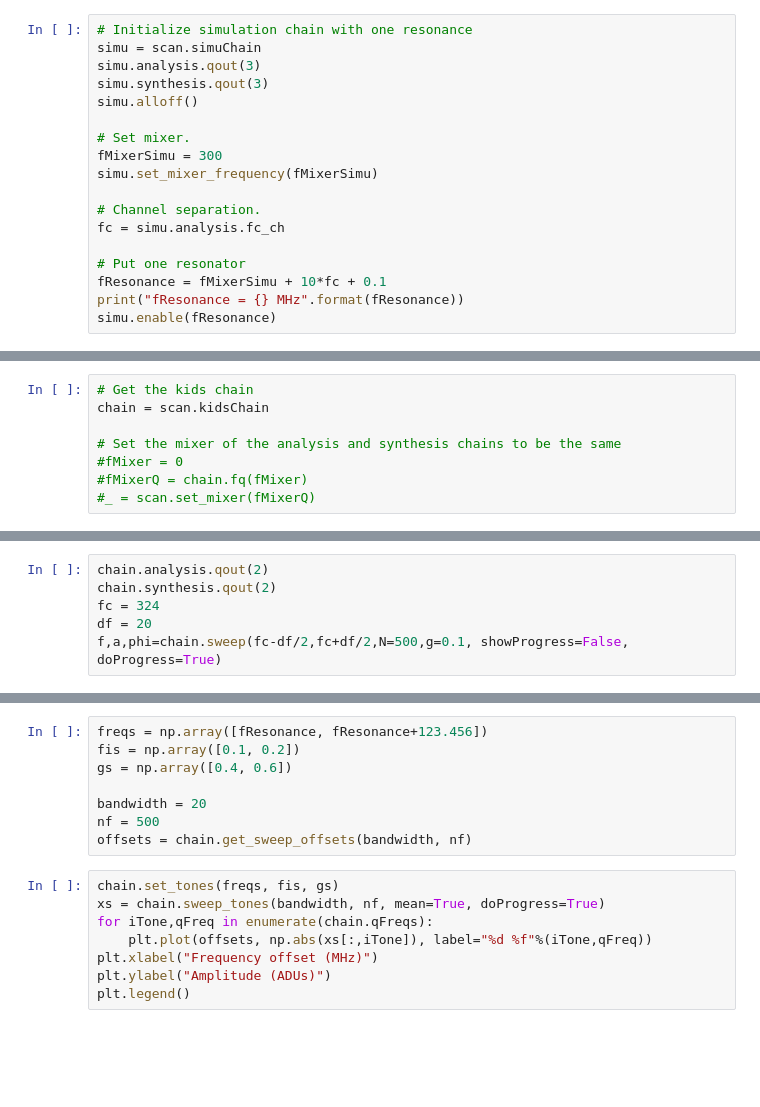
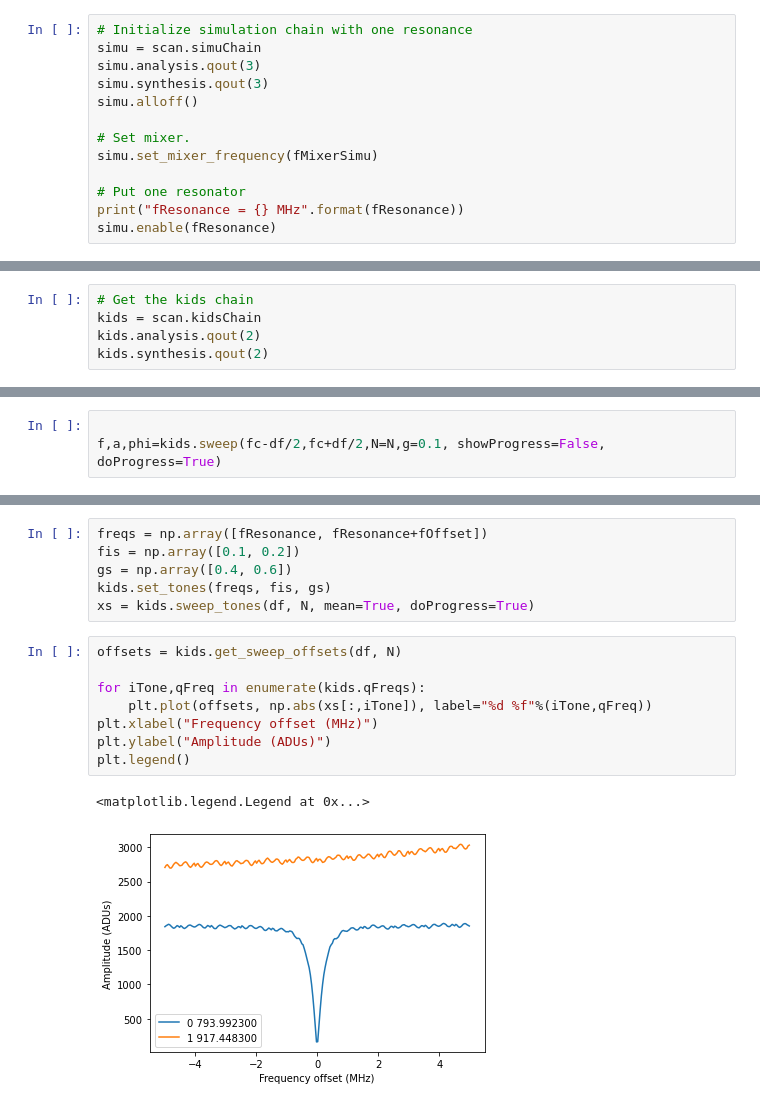
Before and after one commit to openquantumhardware/qick-tools, a Jupyter notebook: mkids_v2/demos/demo_05_multiscan.ipynb, the cells around one changed output, grey strips where cells are left out. Drawn from its saved outputs; the diff is of its cells as text; blank space fills up the shorter version.

```diff
--- a/mkids_v2/demos/demo_05_multiscan.ipynb
+++ b/mkids_v2/demos/demo_05_multiscan.ipynb
@@ -21,13 +34,8 @@ simu.synthesis.qout(3)
 simu.alloff()
 
 # Set mixer.
-fMixerSimu = 300
 simu.set_mixer_frequency(fMixerSimu)
 
-# Channel separation.
-fc = simu.analysis.fc_ch
-
 # Put one resonator
-fResonance = fMixerSimu + 10*fc + 0.1
 print("fResonance = {} MHz".format(fResonance))
 simu.enable(fResonance)
@@ -34,9 +44,6 @@ simu.enable(fResonance)
 # %%
 # Get the kids chain
-chain = scan.kidsChain
-
-# Set the mixer of the analysis and synthesis chains to be the same
-#fMixer = 0
-#fMixerQ = chain.fq(fMixer)
-#_ = scan.set_mixer(fMixerQ)
+kids = scan.kidsChain
+kids.analysis.qout(2)
+kids.synthesis.qout(2)
 # %%
@@ -44,9 +55,6 @@ chain.sweep?
 # %%
-chain.analysis.qout(2)
-chain.synthesis.qout(2)
-fc = 324
-df = 20
-f,a,phi=chain.sweep(fc-df/2,fc+df/2,N=500,g=0.1, showProgress=False, doProgress=True)
+
+f,a,phi=kids.sweep(fc-df/2,fc+df/2,N=N,g=0.1, showProgress=False, doProgress=True)
 # %%
 plt.plot(f,20*np.log10(a/max(a)))
 plt.xlabel("Frequency [MHz]");
@@ -54,17 +64,18 @@ plt.ylabel("Amplitude [dB]");
 # %%
-freqs = np.array([fResonance, fResonance+123.456])
+freqs = np.array([fResonance, fResonance+fOffset])
 fis = np.array([0.1, 0.2])
 gs = np.array([0.4, 0.6])
-
-bandwidth = 20
-nf = 500
-offsets = chain.get_sweep_offsets(bandwidth, nf)
+kids.set_tones(freqs, fis, gs)
+xs = kids.sweep_tones(df, N, mean=True, doProgress=True)
 # %%
-chain.set_tones(freqs, fis, gs)
-xs = chain.sweep_tones(bandwidth, nf, mean=True, doProgress=True)
-for iTone,qFreq in enumerate(chain.qFreqs):
+offsets = kids.get_sweep_offsets(df, N)
+
+for iTone,qFreq in enumerate(kids.qFreqs):
     plt.plot(offsets, np.abs(xs[:,iTone]), label="%d %f"%(iTone,qFreq))
 plt.xlabel("Frequency offset (MHz)")
 plt.ylabel("Amplitude (ADUs)")
 plt.legend()
+# %% [output]
+<matplotlib.legend.Legend at 0x...>
+[figure, added]
 # %%
```
Also changed, not shown: parts of 9 cells of this notebook.
